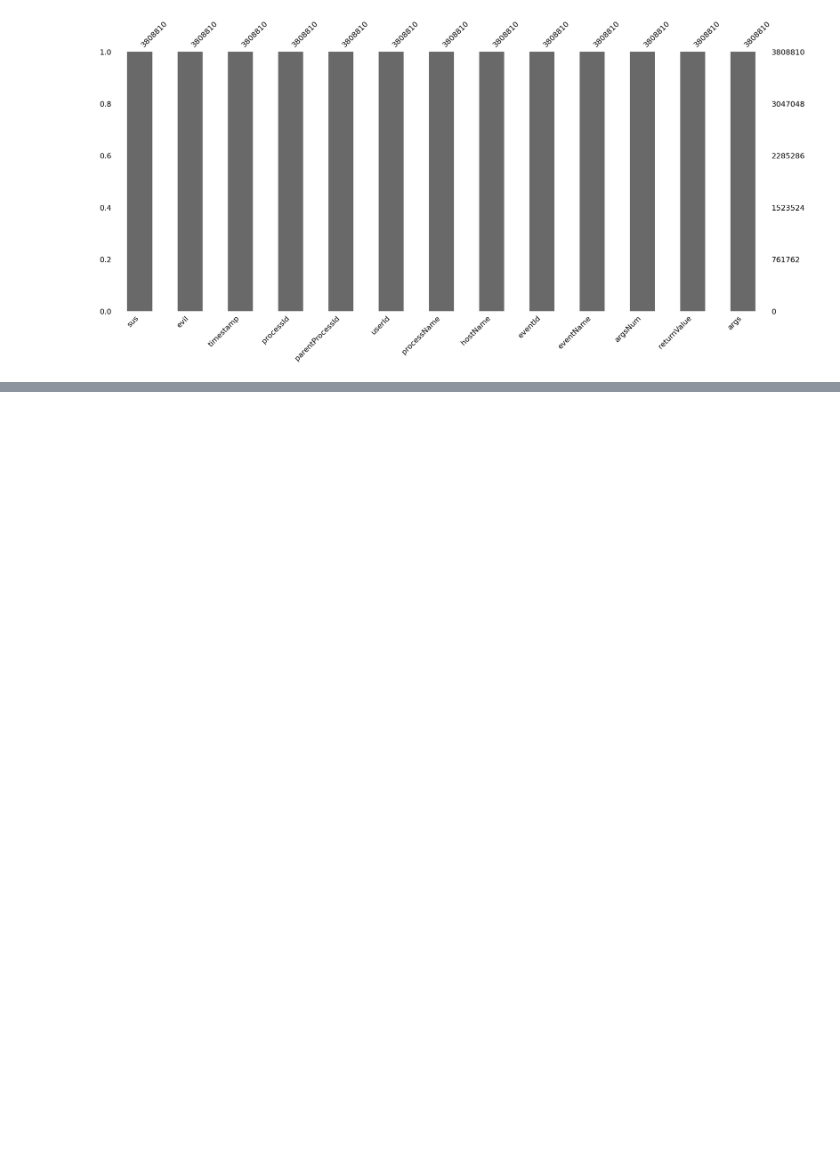
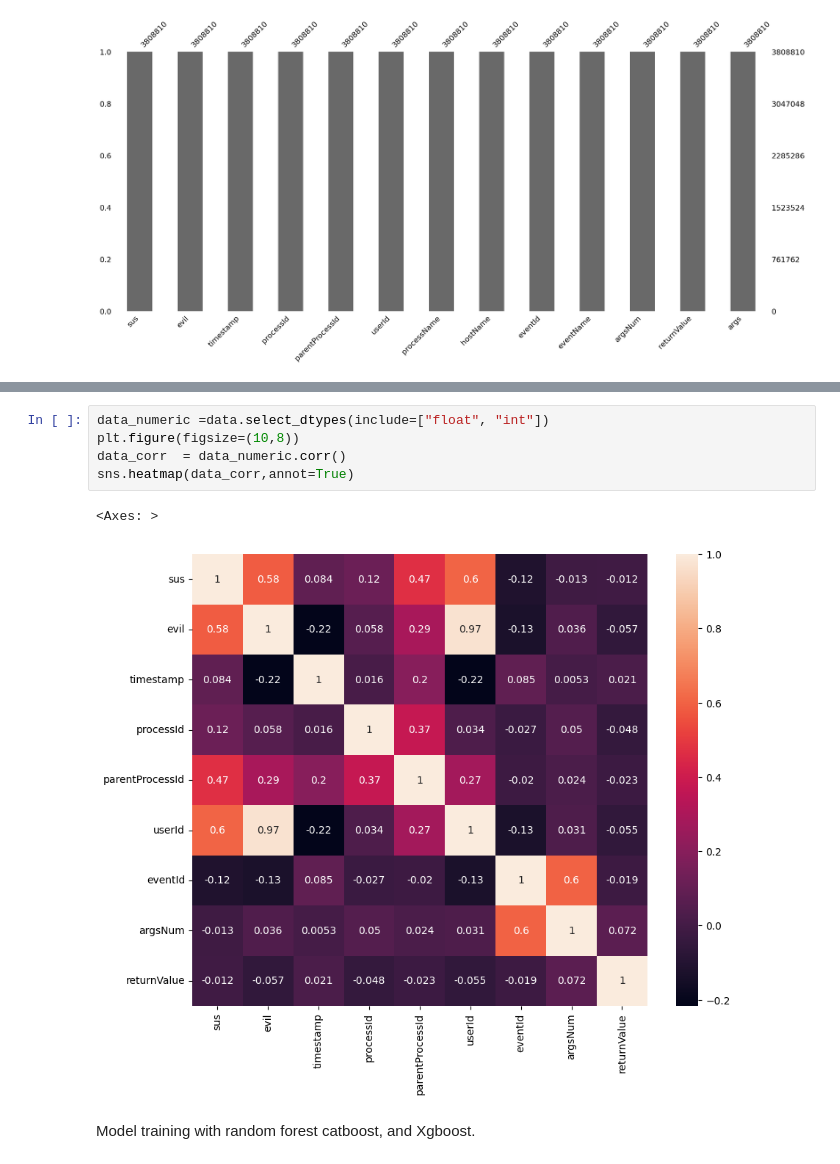
Before and after one commit to Ukwubile1/Machine-Learning-Threats-Classfication-, a Jupyter notebook: machine_learning.ipynb, the cells around one changed output, grey strips where cells are left out. Drawn from its saved outputs; the diff is of its cells as text; blank space fills up the shorter version.

```diff
--- a/machine_learning.ipynb
+++ b/machine_learning.ipynb
@@ -132,0 +203,10 @@ msno.bar(data)
+# %%
+data_numeric =data.select_dtypes(include=["float", "int"])
+plt.figure(figsize=(10,8))
+data_corr  = data_numeric.corr()
+sns.heatmap(data_corr,annot=True)
+# %% [output]
+<Axes: >
+[figure, added]
+# %% [markdown]
+Model training with random forest catboost, and Xgboost.
```
Also changed, not shown: parts of 7 cells of this notebook.
